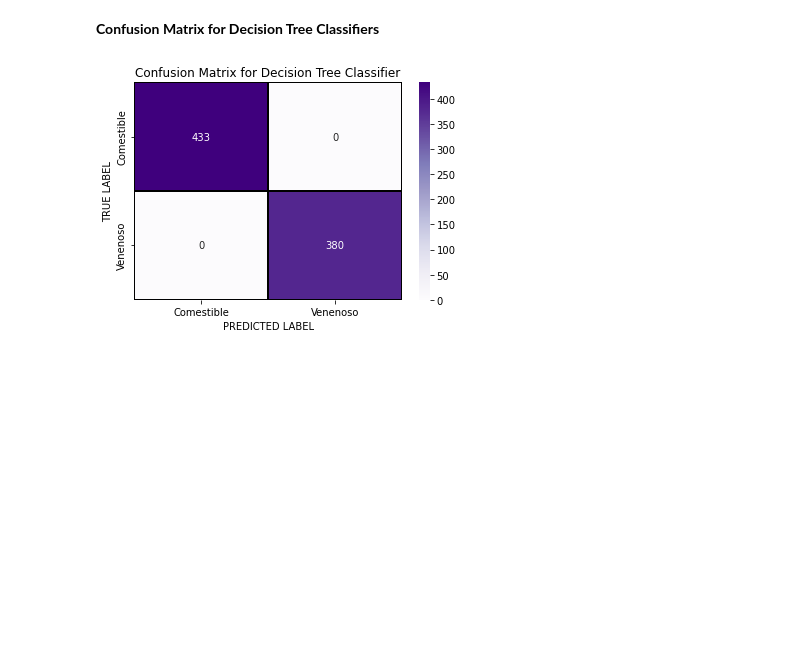
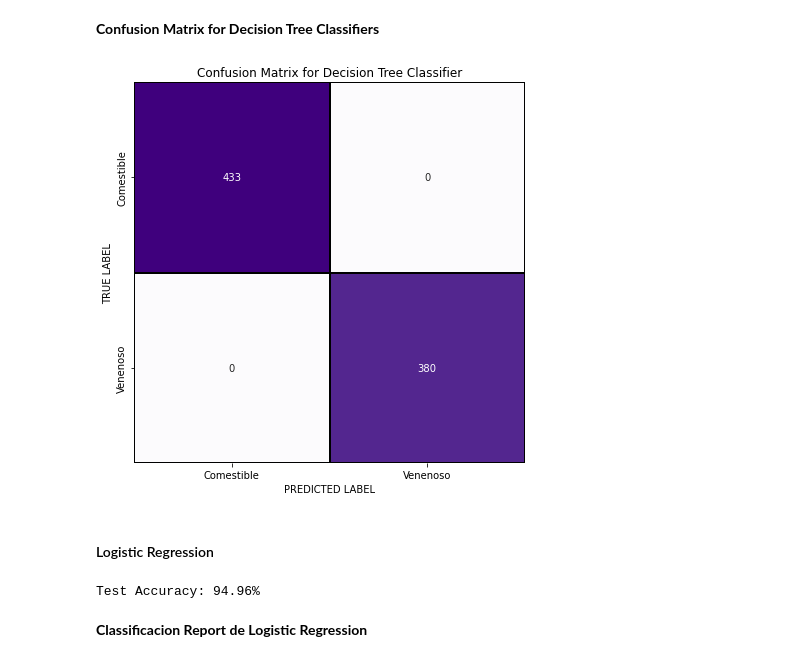
Before and after one commit to geraldb1/Project, a Jupyter notebook: Mushroom Classification/Mushroom.ipynb, the cells around one changed output. Cells and saved outputs as stored; diff of their text form; code cells hidden in the pictures; blank space fills up the shorter version.

```diff
--- a/Mushroom Classification/Mushroom.ipynb
+++ b/Mushroom Classification/Mushroom.ipynb
@@ -423,14 +424,19 @@ Test Accuracy: 100.0%
 # %% [markdown]
 __Confusion Matrix for Decision Tree Classifiers__
 # %%
+plt.figure(figsize=(7,7))
+
 cm = confusion_matrix(y_test,y_pred_dt)
+
 x_axis_labels = ["Comestible", "Venenoso"]
 y_axis_labels = ["Comestible", "Venenoso"]
 sns.heatmap(cm, annot = True, linewidths=0.2, linecolor="black", fmt = ".0f", cmap="Purples",
-            xticklabels=x_axis_labels, yticklabels=y_axis_labels)
+            xticklabels=x_axis_labels, yticklabels=y_axis_labels, cbar = False)
 plt.xlabel("PREDICTED LABEL")
 plt.ylabel("TRUE LABEL")
 plt.title('Confusion Matrix for Decision Tree Classifier')
 plt.show()
 # %% [output]
-[figure, old version]
+[figure, new version]
+# %% [markdown]
+#### Logistic Regression
@@ -436,0 +445,9 @@ plt.show()
+# %%
+lr = LogisticRegression(solver = 'lbfgs',max_iter=500)
+lr.fit(X_train, y_train)
+
+print('Test Accuracy: {}%'.format(round(lr.score(X_test,y_test)*100,2)))
+# %% [output]
+Test Accuracy: 94.96%
+# %% [markdown]
+__Classificacion Report de Logistic Regression__
```
Also changed, not shown: parts of 30 cells of this notebook.
